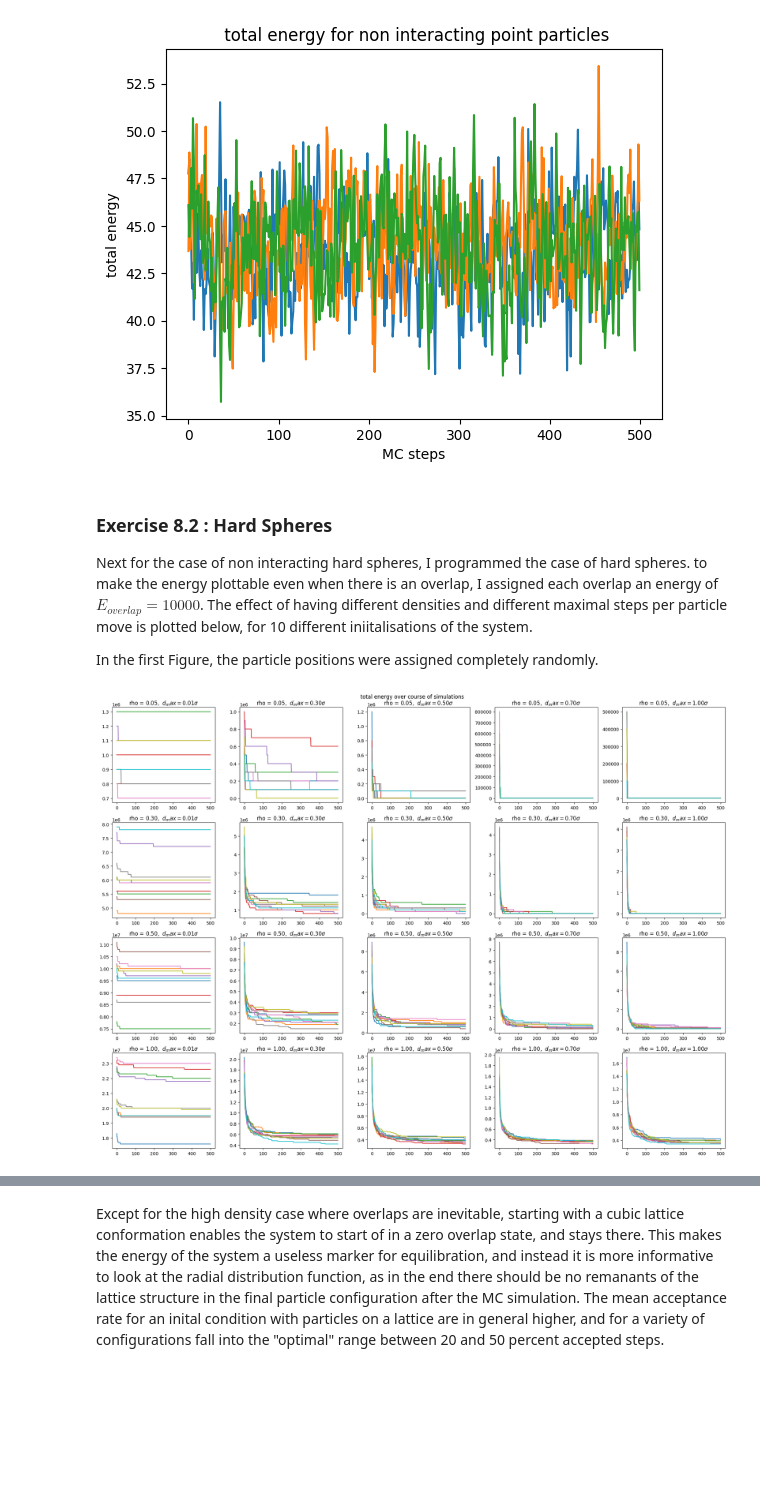
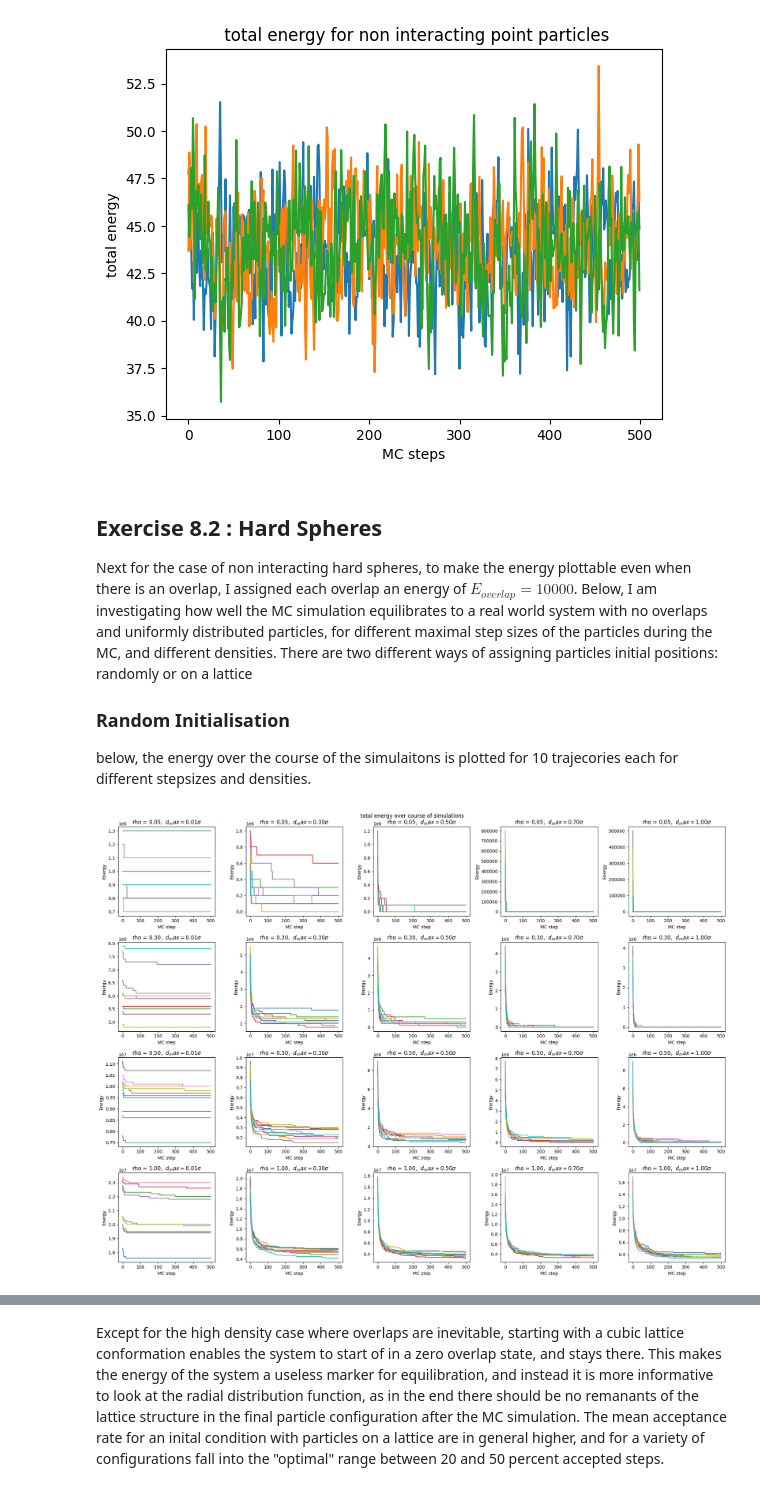
Before and after one commit to selina355/simulation-methods, a Jupyter notebook: Exercise8_offlatticeMC/Exercise8_Results.ipynb, the cells around one changed output, grey strips where cells are left out. Cells and saved outputs as stored; diff of their text form; code cells hidden in the pictures; blank space fills up the shorter version.

```diff
--- a/Exercise8_offlatticeMC/Exercise8_Results.ipynb
+++ b/Exercise8_offlatticeMC/Exercise8_Results.ipynb
@@ -31,10 +31,12 @@ plt.show()
 # %% [output]
 [figure]
 # %% [markdown]
-### Exercise 8.2 : Hard Spheres
+## Exercise 8.2 : Hard Spheres
 
-Next for the case of non interacting hard spheres, I programmed the case of hard spheres. to make the energy plottable even when there is an overlap, I assigned each overlap an energy of $E_{overlap} = 10000$.
-The effect of having different densities and different maximal steps per particle move is plotted below, for 10 different iniitalisations of the system.
+Next for the case of non interacting hard spheres, to make the energy plottable even when there is an overlap, I assigned each overlap an energy of $E_{overlap} = 10000$.
+Below, I am investigating how well the MC simulation equilibrates to a real world system with no overlaps and uniformly distributed particles, for different maximal step sizes of the particles during the MC, and  different densities. There are two different ways of assigning particles initial positions: randomly or on a lattice
 
-In the first Figure, the particle positions were assigned completely randomly.
+
+###   Random Initialisation
+below, the energy over the course of the simulaitons is plotted for 10 trajecories each for different stepsizes and densities.
 # %%
@@ -60,19 +59,20 @@ with open('acceptance_hard_spheres.dat') as csvfile:
 
         acceptances.append(np.asarray(row)[:-1:].astype('double'))
 # %%
-
-
 fig,ax=plt.subplots(4,5,figsize= (20,15), tight_layout="True")
 axs=ax.flatten()
 fig.suptitle("total energy over course of simulations")
 for ind,j in enumerate (np.arange(0,200,10)):
     for i in range(0,10):
         #axs[ind].set_yscale("log")
         axs[ind].plot(energies[j+i])
+
 for j, rho in enumerate(rhos):
     for i ,d in enumerate(ds):
         ax[j,i].set_title("rho = %.2f,  $d_max = %.2f \sigma$" %( rho,d))
+        ax[j,i].set_xlabel("MC step")
+        ax[j,i].set_ylabel("Energy")
 # %% [output]
-[figure, old version]
+[figure, new version]
 # %% [markdown]
 the maximal step size increases from left to right, the density from top to bottom.
```
Also changed, not shown: parts of 11 cells of this notebook, 12 other files.
